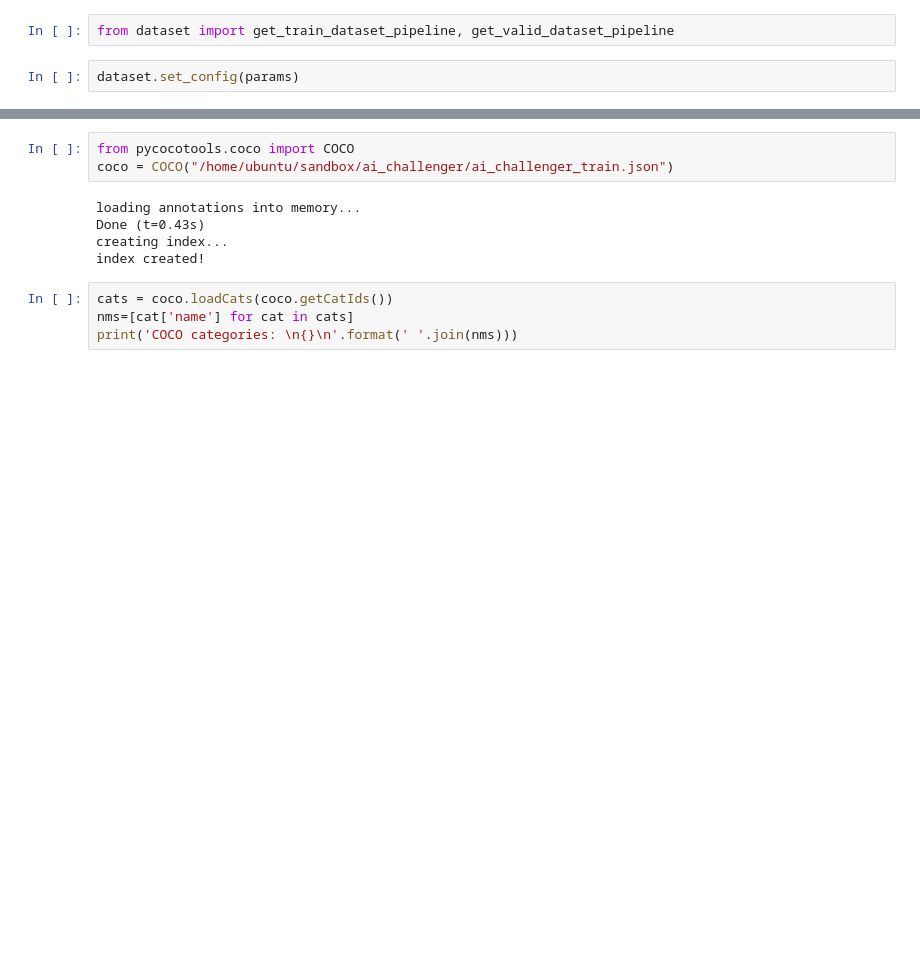
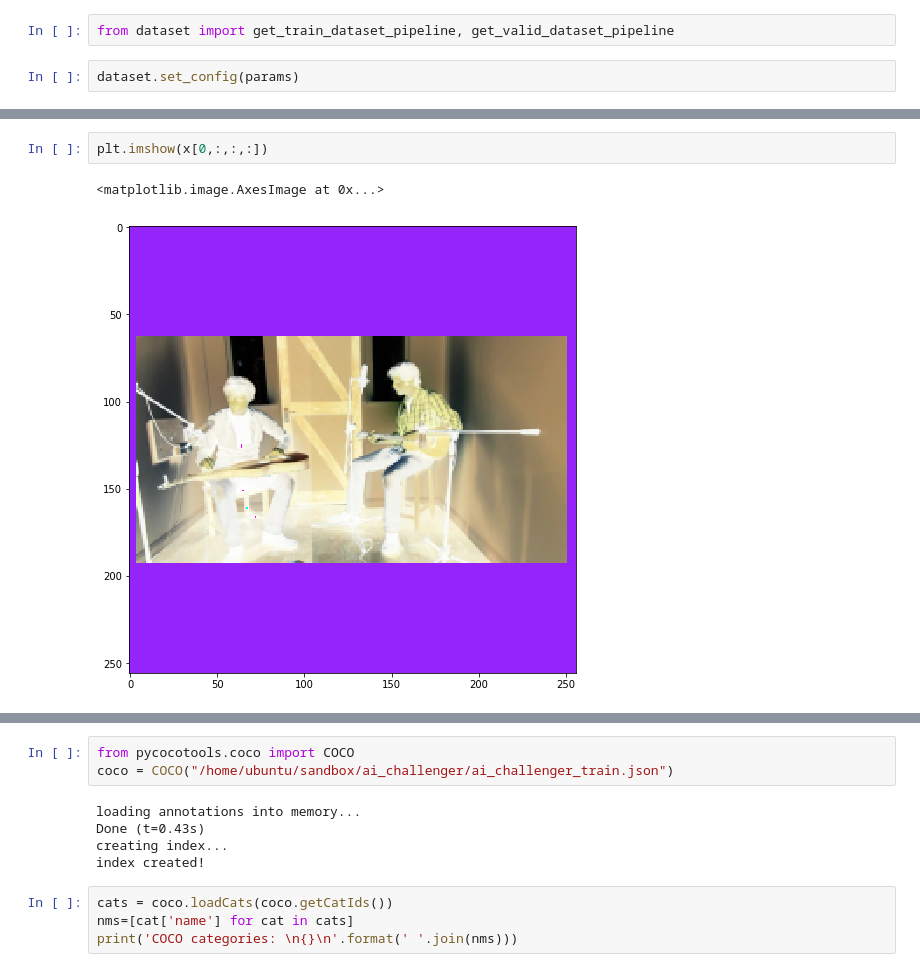
Before and after one commit to yuanzhedong/PoseEstimationForMobile, a Jupyter notebook: training/src/Pose Data.ipynb, the cells around one changed output, grey strips where cells are left out. Drawn from its saved outputs; the diff is of its cells as text; blank space fills up the shorter version.

```diff
--- a/training/src/Pose Data.ipynb
+++ b/training/src/Pose Data.ipynb
@@ -62,0 +90,5 @@ Use `for ... in dataset:` to iterate over a dataset. If using `tf.estimator`, re
+# %%
+plt.imshow(x[0,:,:,:])
+# %% [output]
+<matplotlib.image.AxesImage at 0x...>
+[figure, added]
```
Also changed, not shown: parts of 31 cells of this notebook, 7 other files.
